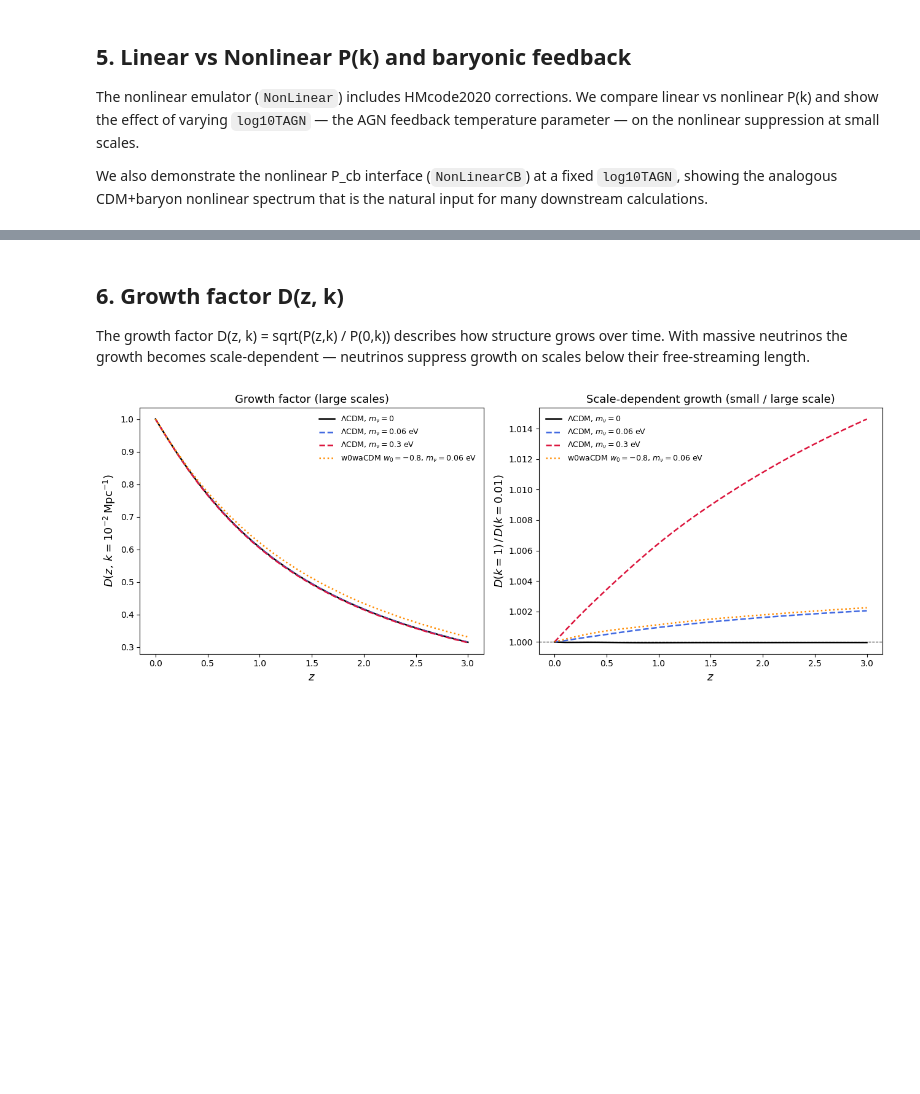
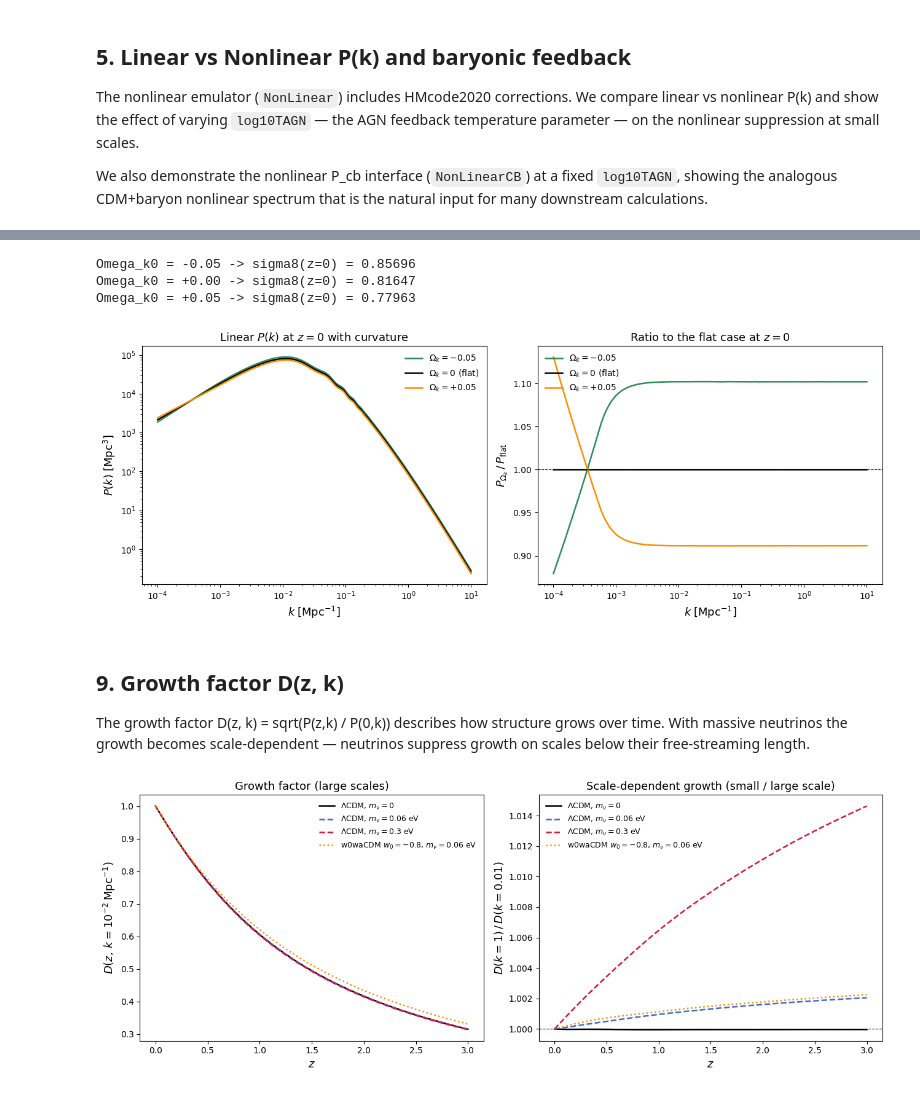
Before and after one commit to cloe-org/playground, a Jupyter notebook: tutorials/cosmology/cosmopower_jax_cosmology.ipynb, the cells around one changed output, grey strips where cells are left out. Cells and saved outputs as stored; diff of their text form; code cells hidden in the pictures; blank space fills up the shorter version.

```diff
--- a/tutorials/cosmology/cosmopower_jax_cosmology.ipynb
+++ b/tutorials/cosmology/cosmopower_jax_cosmology.ipynb
@@ -345,5 +471,45 @@ Downloading lcdm-1mass-cb-nonlinear.npz from https://zenodo.org/records/19678842
+# %%
+z_curv = np.array([0.0, 1.0])
+omk_values = [-0.05, 0.0, 0.05]
+colors_curv = {-0.05: 'seagreen', 0.0: 'black', 0.05: 'darkorange'}
+
+# reference: flat
+bg_flat  = CAMBBackground(**{**cosmo, 'Omega_k0': 0.0})
+lin_flat = CosmoPowerJAXLCDMCurvaturePerturbations.Linear(background=bg_flat, redshifts=z_curv)
+pk_flat  = np.squeeze(lin_flat.matter_power_spectrum(0.0, ks))
+
+fig, axes = plt.subplots(1, 2, figsize=(13, 5))
+
+for omk in omk_values:
+    bg_curv  = CAMBBackground(**{**cosmo, 'Omega_k0': omk})
+    lin_curv = CosmoPowerJAXLCDMCurvaturePerturbations.Linear(background=bg_curv, redshifts=z_curv)
+    pk_curv  = np.squeeze(lin_curv.matter_power_spectrum(0.0, ks))
+
+    lab = rf'$\Omega_k={omk:+.2f}$' if omk else r'$\Omega_k=0$ (flat)'
+    axes[0].loglog(ks, pk_curv, color=colors_curv[omk], lw=1.8, label=lab)
+    axes[1].semilogx(ks, pk_curv / pk_flat, color=colors_curv[omk], lw=1.8, label=lab)
+    print(f"Omega_k0 = {omk:+.2f} -> sigma8(z=0) = {lin_curv.sigma8[0]:.5f}")
+
+axes[0].set_xlabel(r'$k\;[\mathrm{Mpc}^{-1}]$', fontsize=13)
+axes[0].set_ylabel(r'$P(k)\;[\mathrm{Mpc}^3]$', fontsize=13)
+axes[0].set_title(r'Linear $P(k)$ at $z=0$ with curvature', fontsize=13)
+axes[0].legend(fontsize=10, frameon=False)
+
+axes[1].axhline(1, color='k', lw=0.8, ls='--')
+axes[1].set_xlabel(r'$k\;[\mathrm{Mpc}^{-1}]$', fontsize=13)
+axes[1].set_ylabel(r'$P_{\Omega_k}\,/\,P_\mathrm{flat}$', fontsize=13)
+axes[1].set_title(r'Ratio to the flat case at $z=0$', fontsize=13)
+axes[1].legend(fontsize=10, frameon=False)
+
+plt.tight_layout()
+plt.show()
+# %% [output]
+Omega_k0 = -0.05 -> sigma8(z=0) = 0.85696
+Omega_k0 = +0.00 -> sigma8(z=0) = 0.81647
+Omega_k0 = +0.05 -> sigma8(z=0) = 0.77963
+[figure, added]
 # %% [markdown]
-## 6. Growth factor D(z, k)
+## 9. Growth factor D(z, k)
 
 The growth factor D(z, k) = sqrt(P(z,k) / P(0,k)) describes how structure grows over
 time. With massive neutrinos the growth becomes scale-dependent — neutrinos suppress
```
Also changed, not shown: parts of 15 cells of this notebook.
